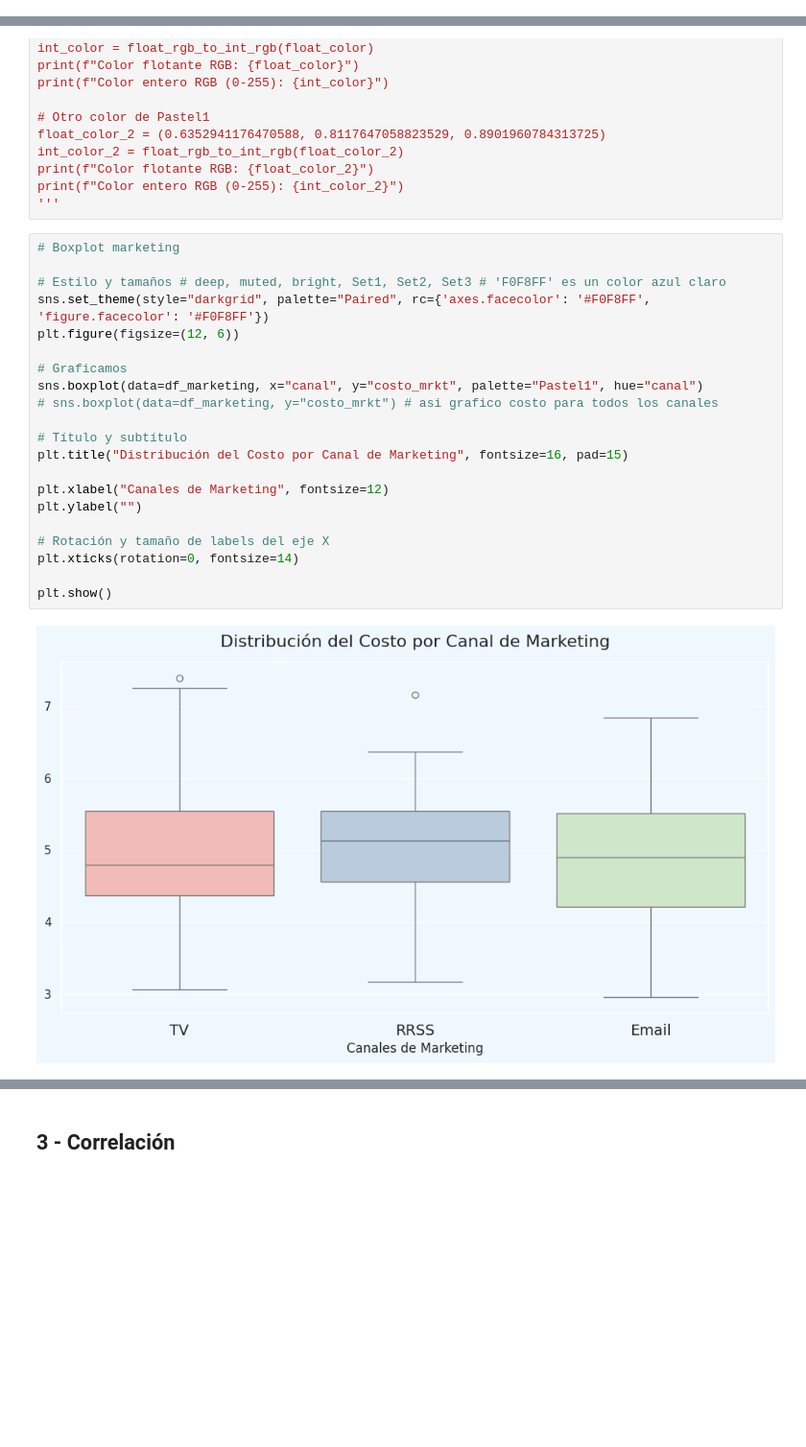
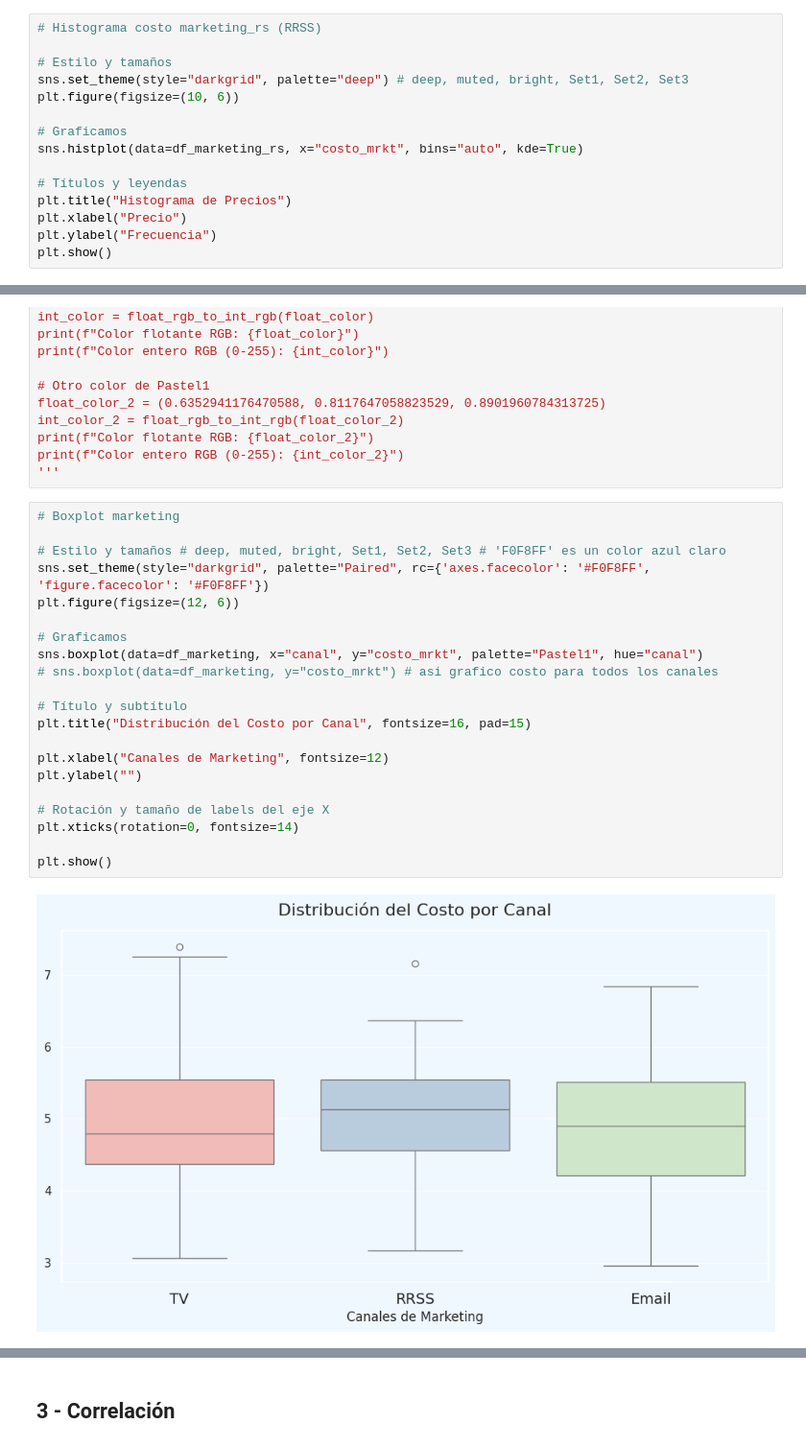
Before and after one commit to alex-degarate/DAnalytics, a Jupyter notebook: entrega/entrega.ipynb, the cells around one changed output, grey strips where cells are left out. Shown at 96% size. Cells and saved outputs as stored; diff of their text form; blank space fills up the shorter version.

```diff
--- a/entrega/entrega.ipynb
+++ b/entrega/entrega.ipynb
@@ -1800,3 +1814,18 @@ plt.ylabel("Frecuencia")
 plt.show()
 # %% [output]
 [figure]
+# %%
+# Histograma costo marketing_rs (RRSS)
+
+# Estilo y tamaños
+sns.set_theme(style="darkgrid", palette="deep") # deep, muted, bright, Set1, Set2, Set3
+plt.figure(figsize=(10, 6))
+
+# Graficamos
+sns.histplot(data=df_marketing_rs, x="costo_mrkt", bins="auto", kde=True)
+
+# Títulos y leyendas
+plt.title("Histograma de Precios")
+plt.xlabel("Precio")
+plt.ylabel("Frecuencia")
+plt.show()
@@ -2025,23 +2056,23 @@ print(f"Color entero RGB (0-255): {int_color_2}")
 # %%
 # Boxplot marketing
 
 # Estilo y tamaños # deep, muted, bright, Set1, Set2, Set3 # 'F0F8FF' es un color azul claro
 sns.set_theme(style="darkgrid", palette="Paired", rc={'axes.facecolor': '#F0F8FF', 'figure.facecolor': '#F0F8FF'})
 plt.figure(figsize=(12, 6))
 
 # Graficamos
 sns.boxplot(data=df_marketing, x="canal", y="costo_mrkt", palette="Pastel1", hue="canal")
 # sns.boxplot(data=df_marketing, y="costo_mrkt") # asi grafico costo para todos los canales
 
 # Título y subtítulo
-plt.title("Distribución del Costo por Canal de Marketing", fontsize=16, pad=15)
+plt.title("Distribución del Costo por Canal", fontsize=16, pad=15)
 
 plt.xlabel("Canales de Marketing", fontsize=12)
 plt.ylabel("")
 
 # Rotación y tamaño de labels del eje X
 plt.xticks(rotation=0, fontsize=14)
 
 plt.show()
 # %% [output]
-[figure, old version]
+[figure, new version]
```
Also changed, not shown: parts of 33 cells of this notebook.
